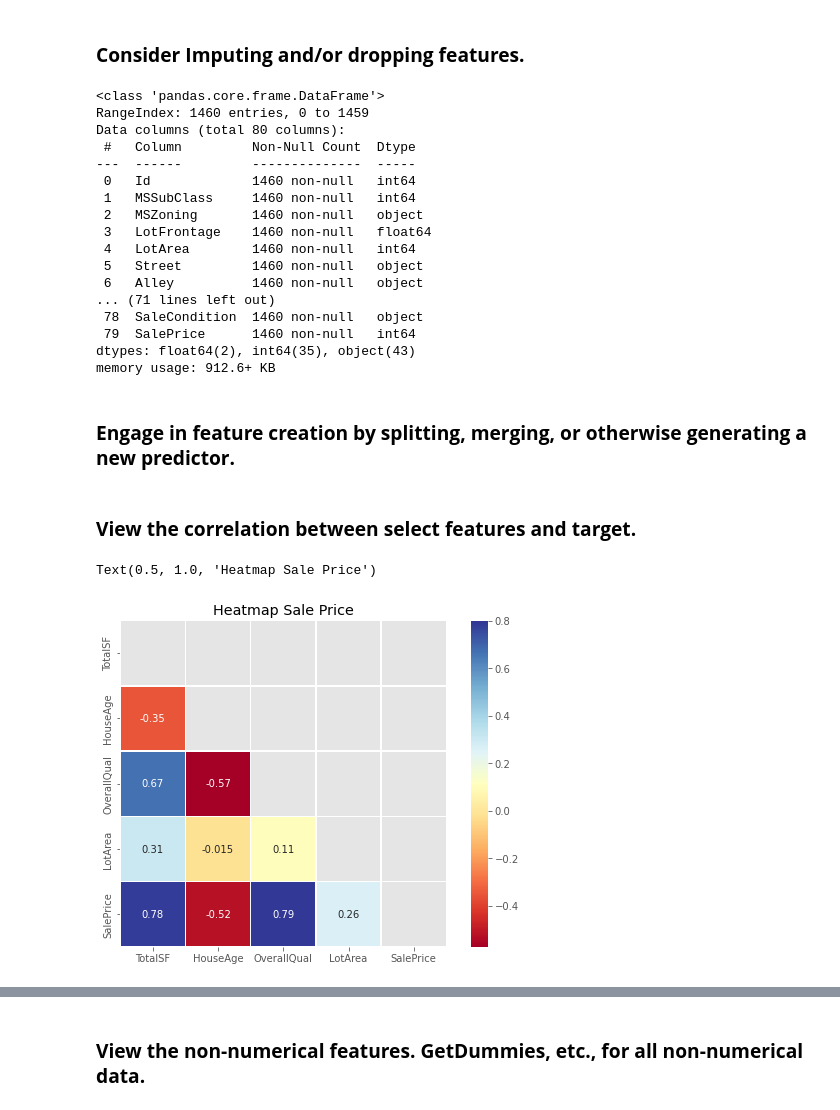
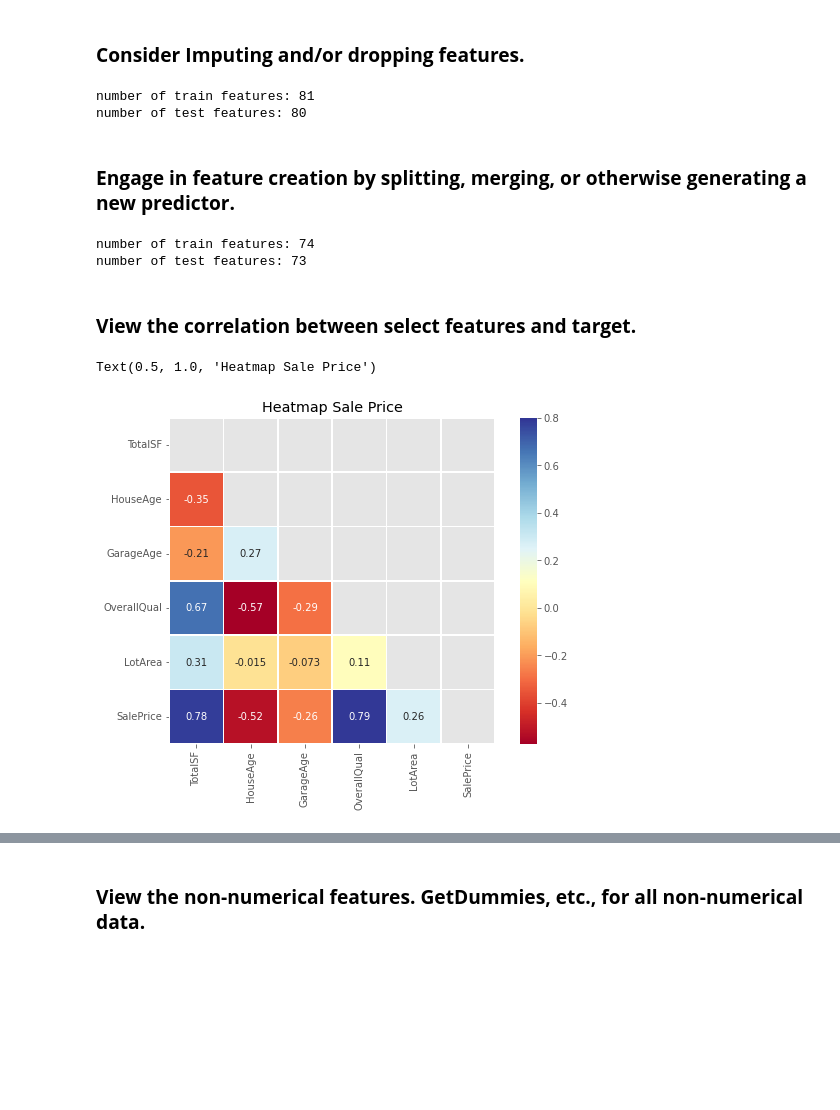
Before and after one commit to cgoeser1/MSDS422_course_assignments, a Jupyter notebook: AmesHousing(2021OCT10).ipynb, the cells around one changed output, grey strips where cells are left out. Drawn from its saved outputs; the diff is of its cells as text; code cells hidden in the pictures; blank space fills up the shorter version.

```diff
--- a/AmesHousing(2021OCT10).ipynb
+++ b/AmesHousing(2021OCT10).ipynb
@@ -183,7 +172,6 @@ Electrical            1.0      0.068493
 # %% [markdown]
 ### **Consider Imputing and/or dropping features.**
 # %%
-
 ### **Consider Imputing and/or dropping features.**
   ## replace na with 0 for the folowing columns
 train['BsmtUnfSF']= train['BsmtUnfSF'].fillna(0)
@@ -199,28 +187,29 @@ train['MasVnrArea']= train['MasVnrArea'].fillna(0)
   ## for the rest of the columns it looks like NA is input when the feature is missing so we will replace NA values with
   ## 'no feature'. This is done to create dummy values.
 train = train.fillna('No feature')
-## Drop GarageYrBlt column
-train = train.drop(columns=['GarageYrBlt'])
-train = train.drop(columns=['SalePrice_log'])
-train.info()
+##train.info()
+print(f"number of train features: {len(train.columns)}")
+
+### **Consider Imputing and/or dropping features.**
+  ## replace na with 0 for the folowing columns
+test['BsmtUnfSF']= test['BsmtUnfSF'].fillna(0)
+test['TotalBsmtSF']= test['TotalBsmtSF'].fillna(0)
+test['GarageArea']= test['GarageArea'].fillna(0)
+test['GarageCars']= test['GarageCars'].fillna(0)
+test['BsmtFinSF1']= test['BsmtFinSF1'].fillna(0)
+test['BsmtFinSF2']= test['BsmtFinSF2'].fillna(0)
+test['LotFrontage']= test['LotFrontage'].fillna(0)
+test['BsmtFullBath']= test['BsmtFullBath'].fillna(0)
+test['BsmtHalfBath']= test['BsmtHalfBath'].fillna(0)
+test['MasVnrArea']= test['MasVnrArea'].fillna(0)
+  ## for the rest of the columns it looks like NA is input when the feature is missing so we will replace NA values with
+  ## 'no feature'. This is done to create dummy values.
+test = test.fillna('No feature')
+##test.info()
+print(f"number of test features: {len(test.columns)}")
 # %% [output]
-<class 'pandas.core.frame.DataFrame'>
-RangeIndex: 1460 entries, 0 to 1459
-Data columns (total 80 columns):
- #   Column         Non-Null Count  Dtype
----  ------         --------------  -----
- 0   Id             1460 non-null   int64
- 1   MSSubClass     1460 non-null   int64
- 2   MSZoning       1460 non-null   object
- 3   LotFrontage    1460 non-null   float64
- 4   LotArea        1460 non-null   int64
- 5   Street         1460 non-null   object
- 6   Alley          1460 non-null   object
-... (71 lines left out)
- 78  SaleCondition  1460 non-null   object
- 79  SalePrice      1460 non-null   int64
-dtypes: float64(2), int64(35), object(43)
-memory usage: 912.6+ KB
+number of train features: 81
+number of test features: 80
 # %%
 ## Drop those features.
 ## train.drop(droplist, axis = 1, inplace = True)
@@ -232,6 +221,8 @@ memory usage: 912.6+ KB
 ## Create some features to summarize some that seem fractured.
 # find the Age of the house at the sell year. -AA
 train['HouseAge'] = train['YrSold']-train['YearBuilt']
+train['GarageAge'] = train['YrSold']-train['GarageYrBlt']
+train = train.drop(['GarageYrBlt'], axis=1)
 ## get total number of rooms, above and below grade.
 ## then remove component features.
 train['TotalBathrooms'] = train['BsmtFullBath']+train['BsmtHalfBath']+train['FullBath']+train['HalfBath']
@@ -239,6 +230,23 @@ train = train.drop(['BsmtFullBath','BsmtHalfBath','FullBath','HalfBath'], axis=1
 ## Total Square Footage; and drop components
 train['TotalSF'] = train['TotalBsmtSF']+train['1stFlrSF']+train['2ndFlrSF']
 train.drop(['TotalBsmtSF','1stFlrSF','2ndFlrSF', 'BsmtFinSF1','BsmtFinSF2','LowQualFinSF'], axis=1, inplace=True)
+print(f"number of train features: {len(train.columns)}")
+
+## Do it again for TEST data.
+test['HouseAge'] = test['YrSold']-test['YearBuilt']
+test['GarageAge'] = test['YrSold']-test['GarageYrBlt']
+test = test.drop(['GarageYrBlt'], axis=1)
+## get total number of rooms, above and below grade.
+## then remove component features.
+test['TotalBathrooms'] = test['BsmtFullBath']+test['BsmtHalfBath']+test['FullBath']+test['HalfBath']
+test.drop(['BsmtFullBath','BsmtHalfBath','FullBath','HalfBath'], axis=1, inplace=True)
+## Total Square Footage; and drop components
+test['TotalSF'] = test['TotalBsmtSF']+test['1stFlrSF']+test['2ndFlrSF']
+test.drop(['TotalBsmtSF','1stFlrSF','2ndFlrSF', 'BsmtFinSF1','BsmtFinSF2','LowQualFinSF'], axis=1, inplace=True)
+print(f"number of test features: {len(test.columns)}")
+# %% [output]
+number of train features: 74
+number of test features: 73
 # %%
 ## Putting Target Feature in the last position of dataframe for easy reference in heatmap. -cpg
 last_column = train.pop('SalePrice')
@@ -248,26 +256,26 @@ train['SalePrice']=last_column
 # %%
 ### **View the UNSCALED correlation between select features and target.**
 
 # Create a correlation heatmap to find out which 4 variables -AA (Chad added sq ft)
 # "HouseAge", "OverallQual", "LotArea" is more correlated with "SalePrice"
 # Create a df for correlation.
-columns = ['TotalSF', 'HouseAge','OverallQual','LotArea','SalePrice']
+columns = ['TotalSF', 'HouseAge','GarageAge','OverallQual','LotArea','SalePrice']
 df_corr = train[columns]
 # setting up the heatmap
 corrmat = df_corr.corr()
 
 # mask similar squares
 mask = np.triu(np.ones_like(corrmat,dtype=bool))
 
 # set the figure size
 f, ax = plt.subplots(figsize=(9, 6))
 
 # pass the data and set the parameters
 sns.heatmap(corrmat, vmax=.8, square=True, annot=True, cmap='RdYlBu', linewidths=.5, mask=mask)
 plt.title('Heatmap Sale Price')
 # %% [output]
 Text(0.5, 1.0, 'Heatmap Sale Price')
-[figure, old version]
+[figure, new version]
 # %%
 ## Another way to view the correlation between features and target. -cpg
 ## Categorical features are not represented... need to convert via dummies.
```
Also changed, not shown: parts of 93 cells of this notebook.
